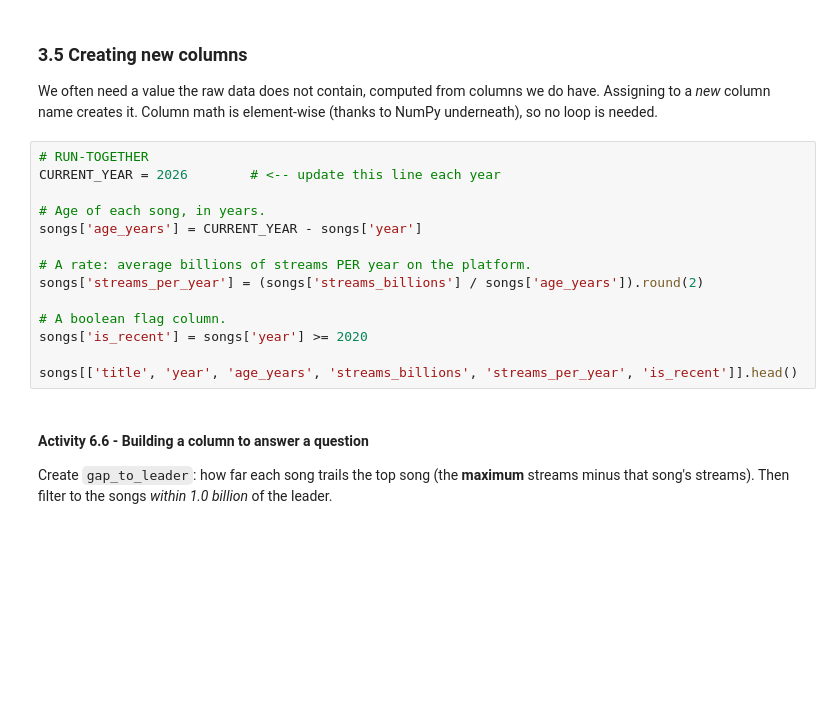
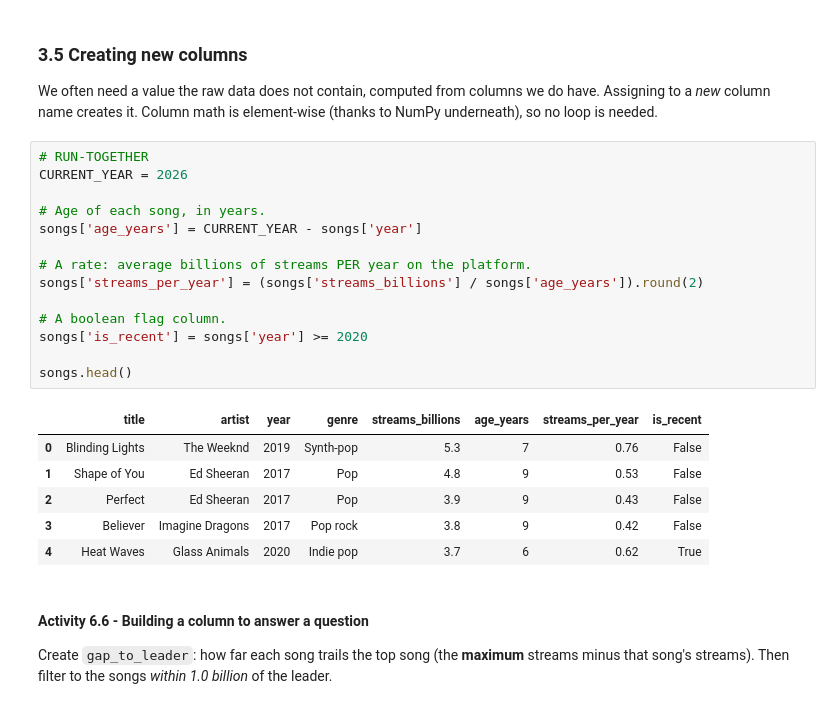
Before and after one commit to jppeirce/DSC210-Foundations-of-Data-Science, a Jupyter notebook: ClassNotebooks/06-dictionaries_pandas/06_intro_to_dictionaries_pandas.ipynb, the cells around one changed output. Cells and saved outputs as stored; diff of their text form; blank space fills up the shorter version.

```diff
--- a/ClassNotebooks/06-dictionaries_pandas/06_intro_to_dictionaries_pandas.ipynb
+++ b/ClassNotebooks/06-dictionaries_pandas/06_intro_to_dictionaries_pandas.ipynb
@@ -501,18 +593,25 @@ print('3rd most-streamed:', third['title'])
 We often need a value the raw data does not contain, computed from columns we do have. Assigning to a *new* column name creates it. Column math is element-wise (thanks to NumPy underneath), so no loop is needed.
 # %%
 # RUN-TOGETHER
-CURRENT_YEAR = 2026        # <-- update this line each year
+CURRENT_YEAR = 2026
 
 # Age of each song, in years.
 songs['age_years'] = CURRENT_YEAR - songs['year']
 
 # A rate: average billions of streams PER year on the platform.
 songs['streams_per_year'] = (songs['streams_billions'] / songs['age_years']).round(2)
 
 # A boolean flag column.
 songs['is_recent'] = songs['year'] >= 2020
 
-songs[['title', 'year', 'age_years', 'streams_billions', 'streams_per_year', 'is_recent']].head()
+songs.head()
+# %% [output]
+|  | title | artist | year | genre | streams_billions | age_years | streams_per_year | is_recent |
+| 0 | Blinding Lights | The Weeknd | 2019 | Synth-pop | 5.3 | 7 | 0.76 | False |
+| 1 | Shape of You | Ed Sheeran | 2017 | Pop | 4.8 | 9 | 0.53 | False |
+| 2 | Perfect | Ed Sheeran | 2017 | Pop | 3.9 | 9 | 0.43 | False |
+| 3 | Believer | Imagine Dragons | 2017 | Pop rock | 3.8 | 9 | 0.42 | False |
+| 4 | Heat Waves | Glass Animals | 2020 | Indie pop | 3.7 | 6 | 0.62 | True |
 # %% [markdown]
 #### **Activity 6.6 - Building a column to answer a question**
 
```
Also changed, not shown: parts of 13 cells of this notebook.
